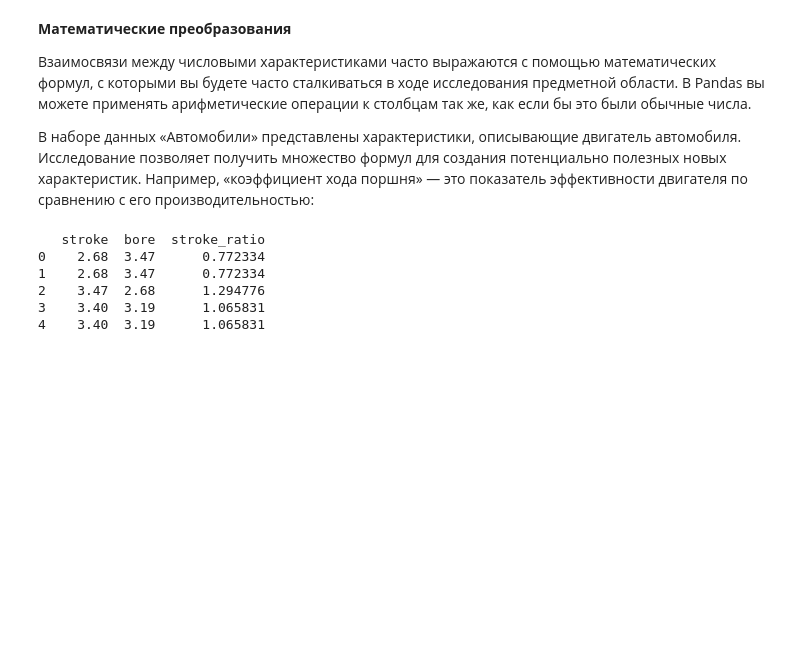
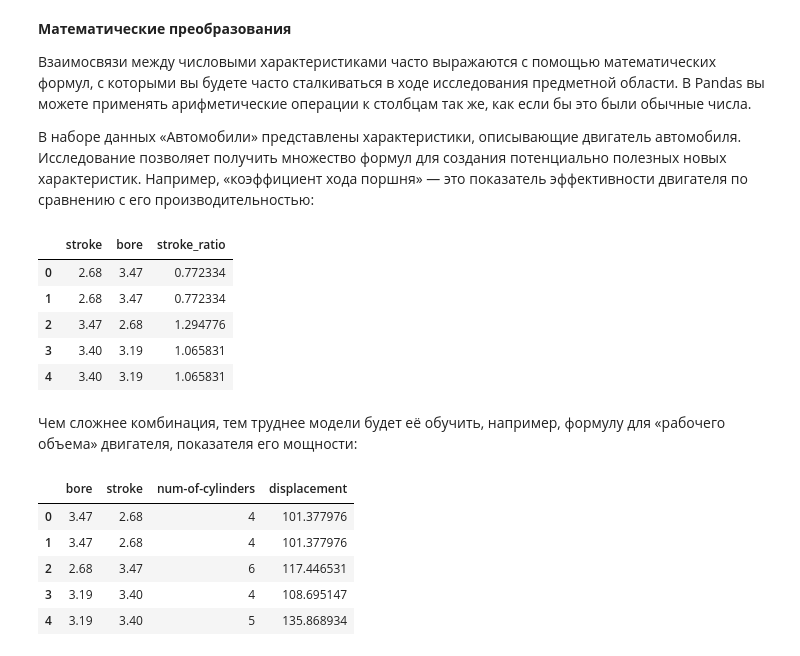
Before and after one commit to Grashch/Kaggle_tasks, a Jupyter notebook: Feature_Engineering.ipynb, the cells around one changed output. Drawn from its saved outputs; the diff is of its cells as text; code cells hidden in the pictures; blank space fills up the shorter version.

```diff
--- a/Feature_Engineering.ipynb
+++ b/Feature_Engineering.ipynb
@@ -495,11 +495,47 @@ autos["bore"] = pd.to_numeric(autos["bore"], errors='coerce')
 autos["stroke_ratio"] = autos.stroke / autos.bore
 
 # Проверка результата
-print(autos[["stroke", "bore", "stroke_ratio"]].head())
+autos[["stroke", "bore", "stroke_ratio"]].head()
 # %% [output]
-   stroke  bore  stroke_ratio
-0    2.68  3.47      0.772334
-1    2.68  3.47      0.772334
-2    3.47  2.68      1.294776
-3    3.40  3.19      1.065831
-4    3.40  3.19      1.065831
+|  | stroke | bore | stroke_ratio |
+| 0 | 2.68 | 3.47 | 0.772334 |
+| 1 | 2.68 | 3.47 | 0.772334 |
+| 2 | 3.47 | 2.68 | 1.294776 |
+| 3 | 3.40 | 3.19 | 1.065831 |
+| 4 | 3.40 | 3.19 | 1.065831 |
+# %% [markdown]
+Чем сложнее комбинация, тем труднее модели будет её обучить, например, формулу для «рабочего объема» двигателя, показателя его мощности:
+# %%
+# ГЛАВНОЕ: создаем копию из исходного датафрейма в начале ячейки
+# (Предположим, исходный df у вас называется df_raw или вы загружаете его заново)
+df = autos.copy()
+
+# 1. Конвертируем bore и stroke
+df["stroke"] = pd.to_numeric(df["stroke"], errors='coerce')
+df["bore"] = pd.to_numeric(df["bore"], errors='coerce')
+
+# 2. Мапим цилиндры (проверяем, что это еще строки, а не числа)
+cyl_map = {"two": 2, "three": 3, "four": 4, "five": 5, "six": 6, "eight": 8, "twelve": 12}
+
+if df["num-of-cylinders"].dtype == 'object':
+    df["num-of-cylinders"] = df["num-of-cylinders"].str.strip().str.lower().map(cyl_map)
+
+# 3. Очистка
+df = df.dropna(subset=["stroke", "bore", "num-of-cylinders"]).copy()
+
+# 4. Смена типа и расчет
+df["num-of-cylinders"] = df["num-of-cylinders"].astype(int)
+df["displacement"] = (
+    np.pi * ((0.5 * df.bore) ** 2) * df.stroke * df['num-of-cylinders']
+)
+
+# Перезаписываем рабочую переменную для других ячеек
+autos = df
+autos[["bore", "stroke", "num-of-cylinders", "displacement"]].head()
+# %% [output]
+|  | bore | stroke | num-of-cylinders | displacement |
+| 0 | 3.47 | 2.68 | 4 | 101.377976 |
+| 1 | 3.47 | 2.68 | 4 | 101.377976 |
+| 2 | 2.68 | 3.47 | 6 | 117.446531 |
+| 3 | 3.19 | 3.40 | 4 | 108.695147 |
+| 4 | 3.19 | 3.40 | 5 | 135.868934 |
```
